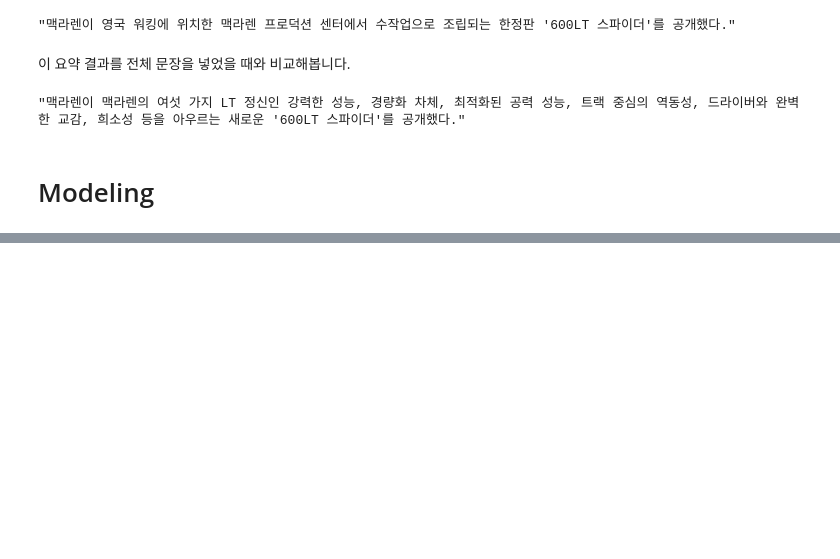
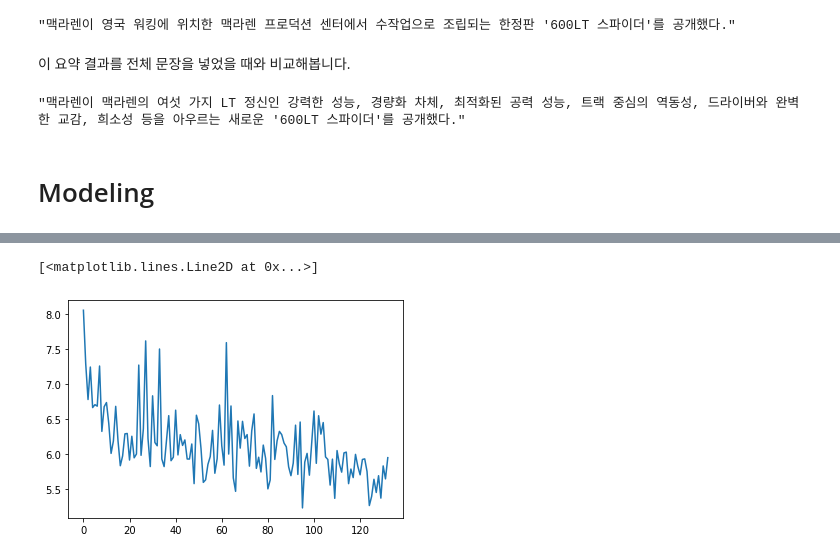
Before and after one commit to boostcampaitech2/final-project-level3-nlp-05, a Jupyter notebook: kobart_model.ipynb, the cells around one changed output, grey strips where cells are left out. Saved outputs shown, nothing was run; the diff lists cells and outputs as text; code cells hidden in the pictures; blank space fills up the shorter version.

Commit message:
feat dataset, model

```diff
--- a/kobart_model.ipynb
+++ b/kobart_model.ipynb
@@ -410,0 +373,2 @@ tokenizer.decode(summary_ids.squeeze().tolist(), skip_special_tokens=True)
+# %%
+summary_model = BartSummaryModel.from_pretrained(MODEL_NAME)
@@ -410,0 +392,3 @@ tokenizer.decode(summary_ids.squeeze().tolist(), skip_special_tokens=True)
+# %%
+input_ids = [tokenizer.bos_token_id] + tokenizer.encode(extracted_sentences) + [tokenizer.eos_token_id]
+logits = summary_model.classify(input_ids=torch.tensor([input_ids]))
@@ -410,0 +408,32 @@ tokenizer.decode(summary_ids.squeeze().tolist(), skip_special_tokens=True)
+# %%
+criterion = nn.BCEWithLogitsLoss(reduction="sum")
+optimizer = optim.SGD(summary_model.parameters(), lr=3e-4, momentum=0.9)
+# %%
+# losses = []
+
+summary_model.train()
+
+for inputs in dataset:
+
+    input_ids = inputs["input_ids"].unsqueeze(0)
+    attention_mask = inputs["attention_mask"].unsqueeze(0)
+    # bos_positions = inputs["bos_positions"]
+    bos_positions = None
+    answer_positions = inputs["answer_positions"]
+
+    classification_label = torch.zeros(input_ids.size(1))
+    classification_label.index_fill_(0, answer_positions, 1)
+    classification_label = classification_label.unsqueeze(0)
+
+    logits = summary_model.classify(input_ids=input_ids, attention_mask=attention_mask, bos_positions=bos_positions)
+    loss = criterion(logits, classification_label)
+    losses.append(loss.item())
+
+    optimizer.zero_grad()
+    loss.backward()
+    optimizer.step()
+# %%
+plt.plot(np.mean(np.array(losses[:int(len(losses)//20)*20]).reshape(-1, 20), axis=1))
+# %% [output]
+[<matplotlib.lines.Line2D at 0x...>]
+[figure, added]
```
Also changed, not shown: parts of 11 cells of this notebook, 2 other files.
